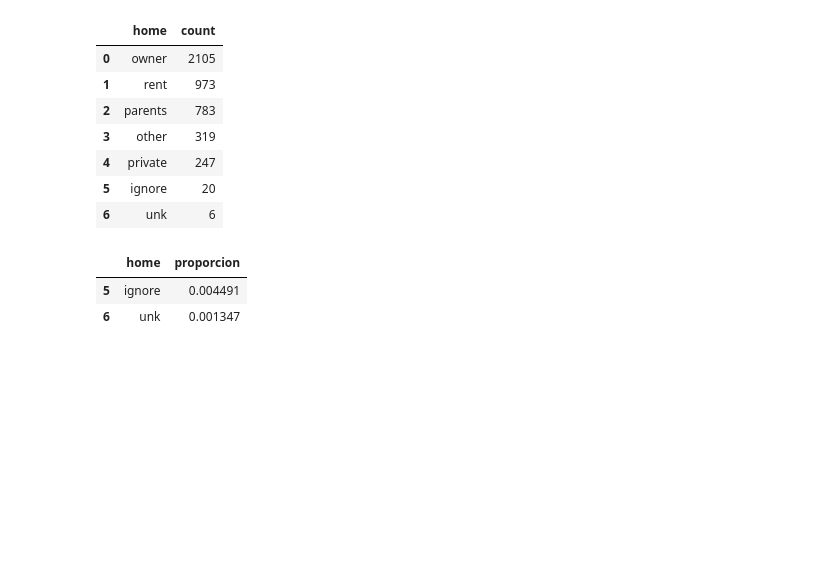
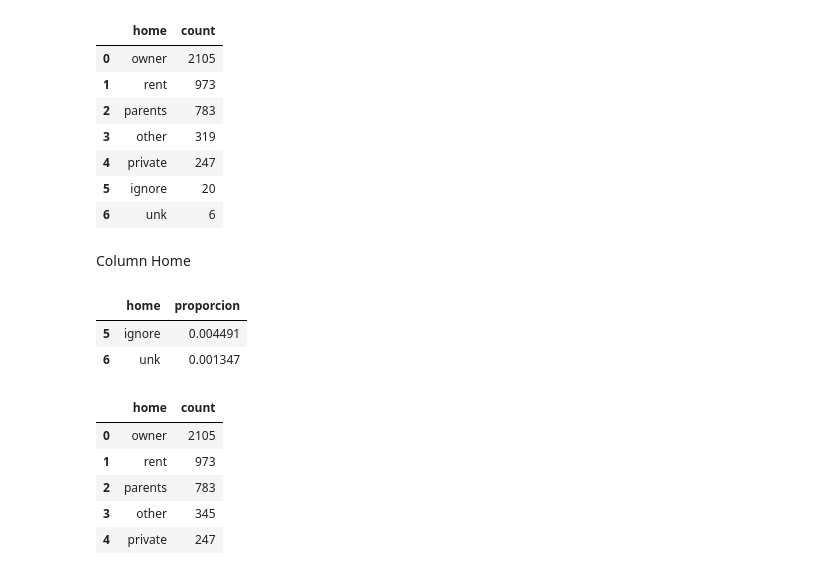
Before and after one commit to DsRaul/Creding_Scoring, a Jupyter notebook: Credit_Scoring_Prediction_RS.ipynb, the cells around one changed output. Cells and saved outputs as stored; diff of their text form; code cells hidden in the pictures; blank space fills up the shorter version.

```diff
--- a/Credit_Scoring_Prediction_RS.ipynb
+++ b/Credit_Scoring_Prediction_RS.ipynb
@@ -399,6 +399,8 @@ frequency_home
 | 4 | private | 247 |
 | 5 | ignore | 20 |
 | 6 | unk | 6 |
+# %% [markdown]
+Column Home
 # %%
 frecuencia_home = data_treatment['home'].value_counts(normalize=True).reset_index()
 frecuencia_home.columns = ['home', 'proporcion']
@@ -418,0 +416,13 @@ data_treatment['home'] = data_treatment['home'].replace(categorias_low_frequency
+# %%
+# Reemplazar 'ignore' y 'unk' por 'other'
+data_treatment['home'] = data_treatment['home'].replace(['ignore', 'unk'], 'other')
+freq_mari = data_treatment['home'].value_counts().reset_index()
+freq_mari.columns = ['home', 'count']
+freq_mari
+# %% [output]
+|  | home | count |
+| 0 | owner | 2105 |
+| 1 | rent | 973 |
+| 2 | parents | 783 |
+| 3 | other | 345 |
+| 4 | private | 247 |
```
Also changed, not shown: parts of 15 cells of this notebook, 1 other file.
